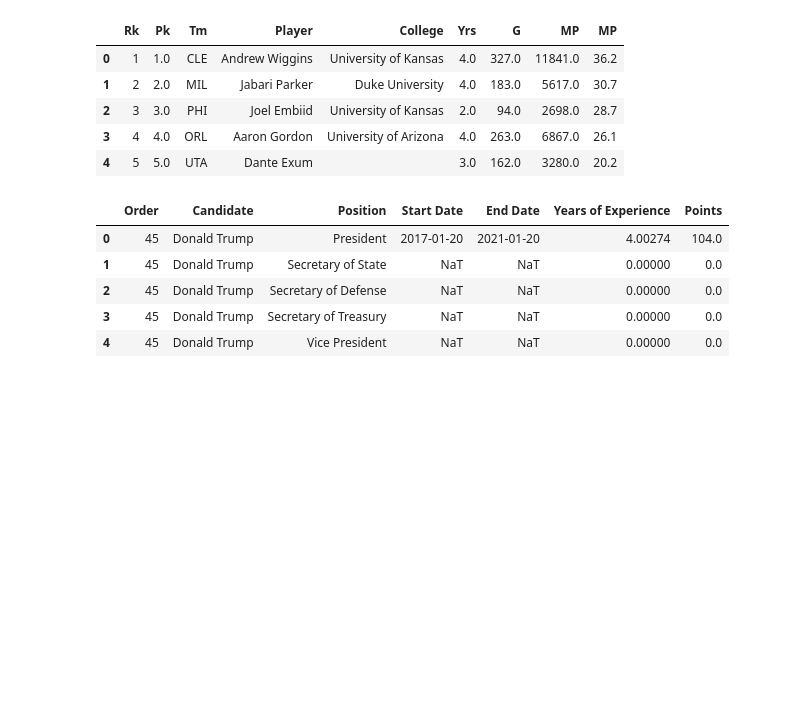
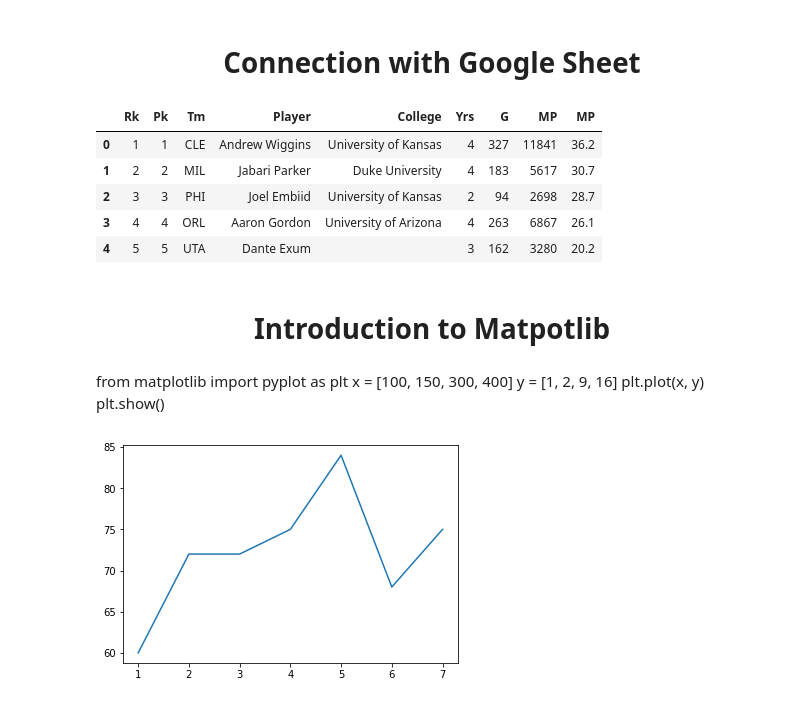
Before and after one commit to ybsuen/Jupyter_google_connection, a Jupyter notebook: Jupyter-Google Sheet.ipynb, the cells around one changed output. Cells and saved outputs as stored; diff of their text form; code cells hidden in the pictures; blank space fills up the shorter version.

Commit message:
Updated Jupyter Notebook
Updated Jupyter Notebook with Matplotlib

```diff
--- a/Jupyter-Google Sheet.ipynb
+++ b/Jupyter-Google Sheet.ipynb
@@ -1,19 +1,16 @@
+# %% [markdown]
+<h1><center>Connection with Google Sheet</center></h1>
 # %%
 import pandas as pd
 import gspread
 from oauth2client.service_account import ServiceAccountCredentials
-
 scope = ['https://spreadsheets.google.com/feeds']
-credentials = ServiceAccountCredentials.from_json_keyfile_name('Jupyter and Google Sheets-cda1603fb5ad.json', scope)
+credentials = ServiceAccountCredentials.from_json_keyfile_name('DL Workshop-52707c954725.json', scope)
 gc = gspread.authorize(credentials)
-
-
-spreadsheet_key = '1VR2nC8KSbt9Hi5mR9MWW6NDeJFHkaUfWtTve7QFovx0'
+spreadsheet_key = '1qMBlsO134705quy7EtzPyimSBIUjk9cCi9TjFUMQKJQ'
 book = gc.open_by_key(spreadsheet_key)
-
-worksheet = book.worksheet("nba")
+worksheet = book.worksheet("result2")
 table = worksheet.get_all_values()
-
 df = pd.DataFrame(table[1:], columns=table[0])
 ##Only keep columns we need
 df = df[['Rk', 'Pk', 'Tm', 'Player', 'College', 'Yrs', 'G', 'MP']]
@@ -21,45 +18,24 @@ df = df.apply(pd.to_numeric, errors='ignore')
 df.head()
 # %% [output]
 |  | Rk | Pk | Tm | Player | College | Yrs | G | MP | MP |
-| 0 | 1 | 1.0 | CLE | Andrew Wiggins | University of Kansas | 4.0 | 327.0 | 11841.0 | 36.2 |
-| 1 | 2 | 2.0 | MIL | Jabari Parker | Duke University | 4.0 | 183.0 | 5617.0 | 30.7 |
-| 2 | 3 | 3.0 | PHI | Joel Embiid | University of Kansas | 2.0 | 94.0 | 2698.0 | 28.7 |
-| 3 | 4 | 4.0 | ORL | Aaron Gordon | University of Arizona | 4.0 | 263.0 | 6867.0 | 26.1 |
-| 4 | 5 | 5.0 | UTA | Dante Exum |  | 3.0 | 162.0 | 3280.0 | 20.2 |
+| 0 | 1 | 1 | CLE | Andrew Wiggins | University of Kansas | 4 | 327 | 11841 | 36.2 |
+| 1 | 2 | 2 | MIL | Jabari Parker | Duke University | 4 | 183 | 5617 | 30.7 |
+| 2 | 3 | 3 | PHI | Joel Embiid | University of Kansas | 2 | 94 | 2698 | 28.7 |
+| 3 | 4 | 4 | ORL | Aaron Gordon | University of Arizona | 4 | 263 | 6867 | 26.1 |
+| 4 | 5 | 5 | UTA | Dante Exum |  | 3 | 162 | 3280 | 20.2 |
-# %%
-# python3.6 -m pip install gspread
-import pandas as pd
-import gspread
-from oauth2client.service_account import ServiceAccountCredentials
-
-scope = ['https://spreadsheets.google.com/feeds']
-credentials = ServiceAccountCredentials.from_json_keyfile_name('Jupyter and Google Sheets-cda1603fb5ad.json', scope)
-gc = gspread.authorize(credentials)
-
-
-spreadsheet_key = '1VR2nC8KSbt9Hi5mR9MWW6NDeJFHkaUfWtTve7QFovx0'
-book = gc.open_by_key(spreadsheet_key)
-
-worksheet = book.worksheet("Candidate Data")
-table = worksheet.get_all_values()
-
-df = pd.DataFrame(table[1:], columns=table[0])
-
-##Only keep columns we need
-df = df[['Order', 'Candidate', 'Position', 'Start Date', 'End Date', 'Years of Experience', 'Points']]
-
-##Convert number strings to floats and ints
-df = df.apply(pd.to_numeric, errors='ignore')
-
-##Convert date strings to datetime format
-df['End Date'] = pd.to_datetime(df['End Date'],infer_datetime_format=True)
-df['Start Date'] = pd.to_datetime(df['Start Date'],infer_datetime_format=True)
-
-df.head()
-# %% [output]
-|  | Order | Candidate | Position | Start Date | End Date | Years of Experience | Points |
-| 0 | 45 | Donald Trump | President | 2017-01-20 | 2021-01-20 | 4.00274 | 104.0 |
-| 1 | 45 | Donald Trump | Secretary of State | NaT | NaT | 0.00000 | 0.0 |
-| 2 | 45 | Donald Trump | Secretary of Defense | NaT | NaT | 0.00000 | 0.0 |
-| 3 | 45 | Donald Trump | Secretary of Treasury | NaT | NaT | 0.00000 | 0.0 |
-| 4 | 45 | Donald Trump | Vice President | NaT | NaT | 0.00000 | 0.0 |
+# %% [markdown]
+<h1><center>Introduction to Matpotlib</center></h1>
+# %% [markdown]
+from matplotlib import pyplot as plt
+x = [100, 150, 300, 400]
+y = [1, 2, 9, 16]
+plt.plot(x, y)
+plt.show()
+# %%
+from matplotlib import pyplot as plt
+days = [1,2,3,4,5,6,7]
+daily_assignments = [60,72,72,75,84,68,75]
+plt.plot(days,daily_assignments)
+plt.show()
+# %% [output]
+[figure, added]
```
Also changed, not shown: parts of 24 cells of this notebook, 1 other file.
